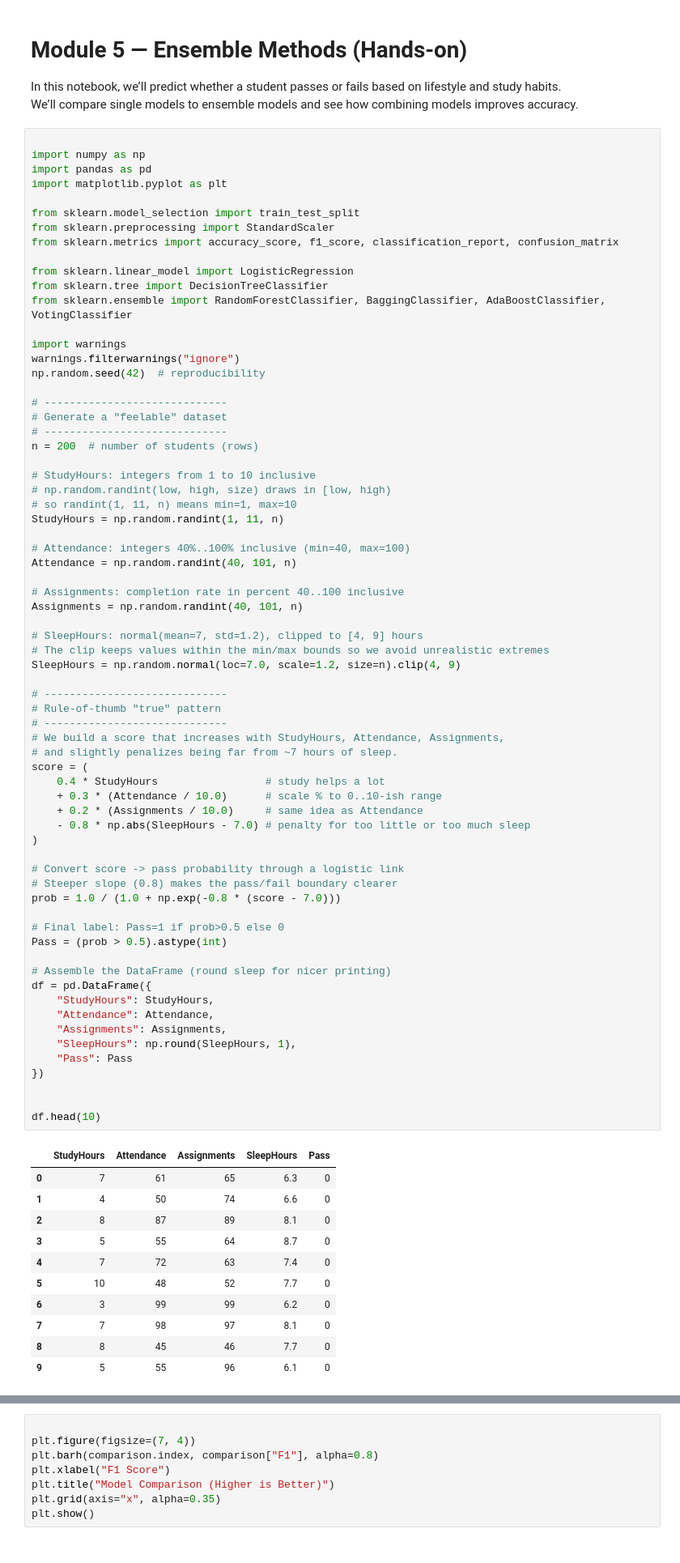
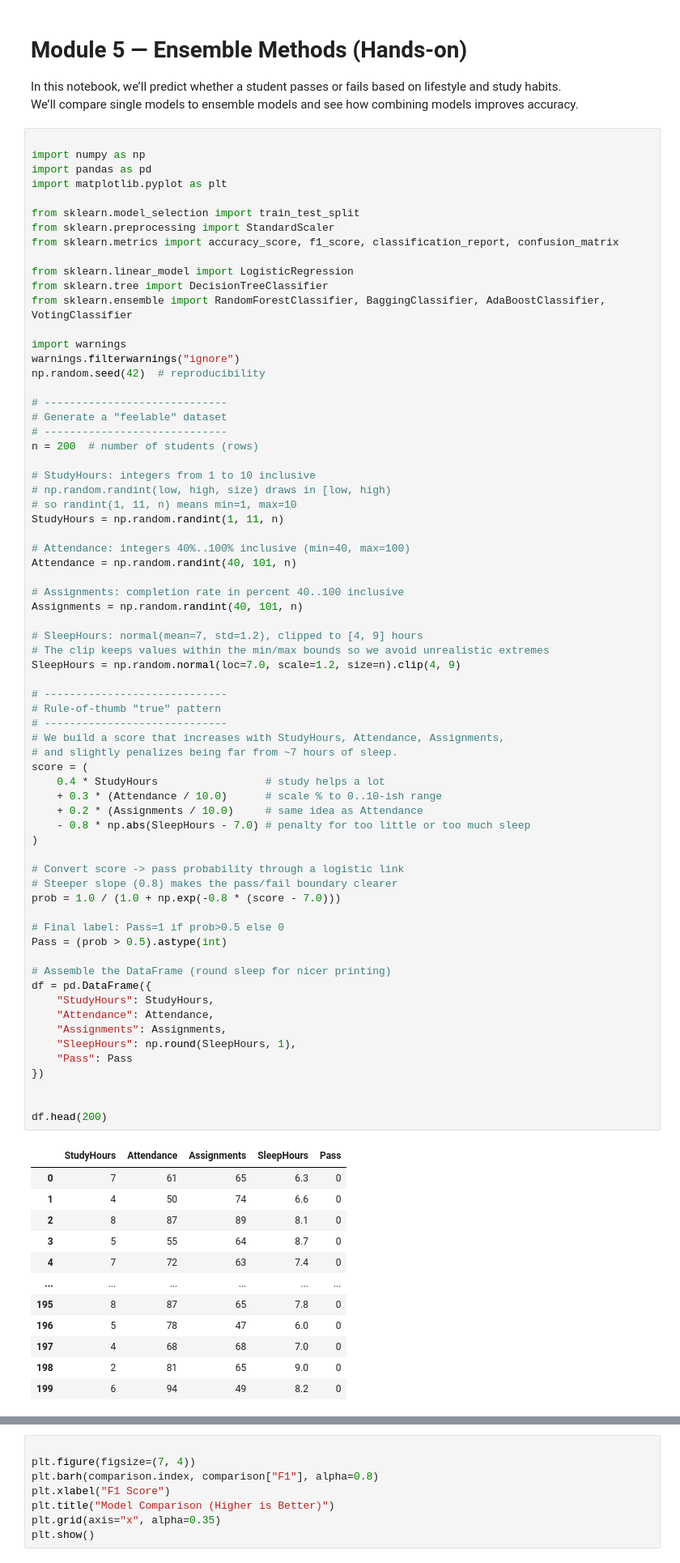
Before and after one commit to WilliamPourmajidi/machine-learning, a Jupyter notebook: Module-5/Module-5-EnsembleMethods.ipynb, the cells around one changed output, grey strips where cells are left out. Shown at 81% size. Cells and saved outputs as stored; diff of their text form.

```diff
--- a/Module-5/Module-5-EnsembleMethods.ipynb
+++ b/Module-5/Module-5-EnsembleMethods.ipynb
@@ -51,36 +51,37 @@ score = (
     0.4 * StudyHours                 # study helps a lot
     + 0.3 * (Attendance / 10.0)      # scale % to 0..10-ish range
     + 0.2 * (Assignments / 10.0)     # same idea as Attendance
     - 0.8 * np.abs(SleepHours - 7.0) # penalty for too little or too much sleep
 )
 
 # Convert score -> pass probability through a logistic link
 # Steeper slope (0.8) makes the pass/fail boundary clearer
 prob = 1.0 / (1.0 + np.exp(-0.8 * (score - 7.0)))
 
 # Final label: Pass=1 if prob>0.5 else 0
 Pass = (prob > 0.5).astype(int)
 
 # Assemble the DataFrame (round sleep for nicer printing)
 df = pd.DataFrame({
     "StudyHours": StudyHours,
     "Attendance": Attendance,
     "Assignments": Assignments,
     "SleepHours": np.round(SleepHours, 1),
     "Pass": Pass
 })
 
 
-df.head(10)
+df.head(200)
 # %% [output]
 |  | StudyHours | Attendance | Assignments | SleepHours | Pass |
 | 0 | 7 | 61 | 65 | 6.3 | 0 |
 | 1 | 4 | 50 | 74 | 6.6 | 0 |
 | 2 | 8 | 87 | 89 | 8.1 | 0 |
 | 3 | 5 | 55 | 64 | 8.7 | 0 |
 | 4 | 7 | 72 | 63 | 7.4 | 0 |
-| 5 | 10 | 48 | 52 | 7.7 | 0 |
-| 6 | 3 | 99 | 99 | 6.2 | 0 |
-| 7 | 7 | 98 | 97 | 8.1 | 0 |
-| 8 | 8 | 45 | 46 | 7.7 | 0 |
-| 9 | 5 | 55 | 96 | 6.1 | 0 |
+| ... | ... | ... | ... | ... | ... |
+| 195 | 8 | 87 | 65 | 7.8 | 0 |
+| 196 | 5 | 78 | 47 | 6.0 | 0 |
+| 197 | 4 | 68 | 68 | 7.0 | 0 |
+| 198 | 2 | 81 | 65 | 9.0 | 0 |
+| 199 | 6 | 94 | 49 | 8.2 | 0 |
```
Also changed, not shown: parts of 1 cell of this notebook, 2 other files.
